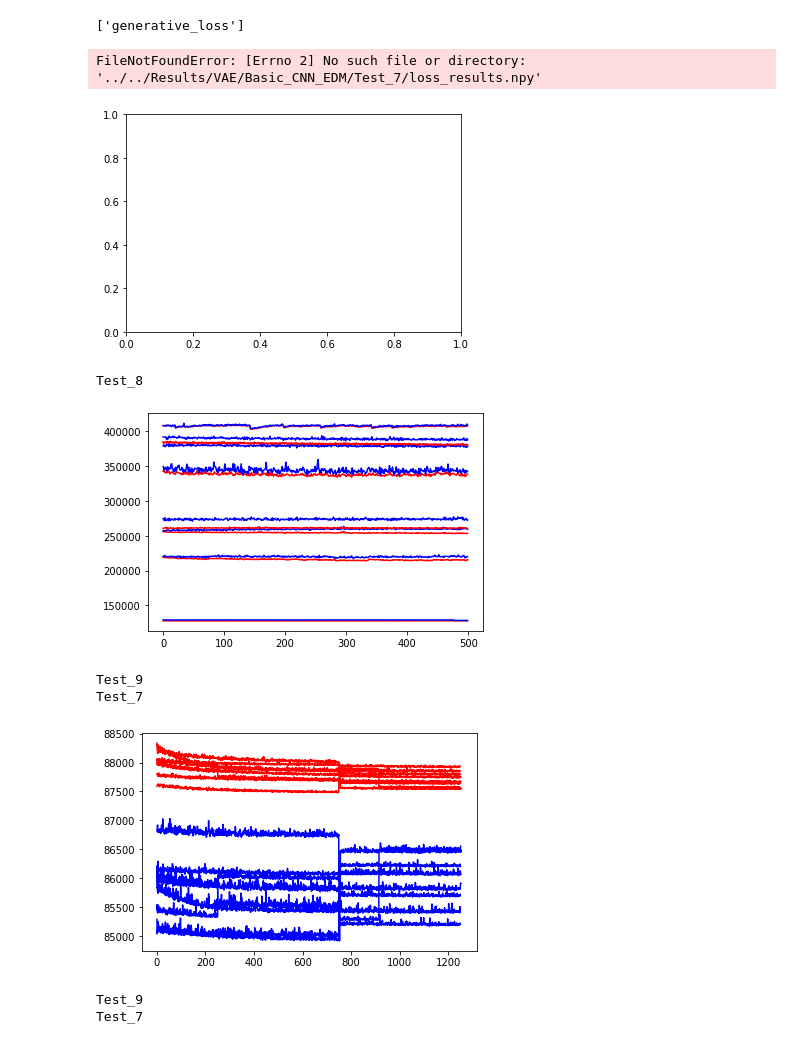
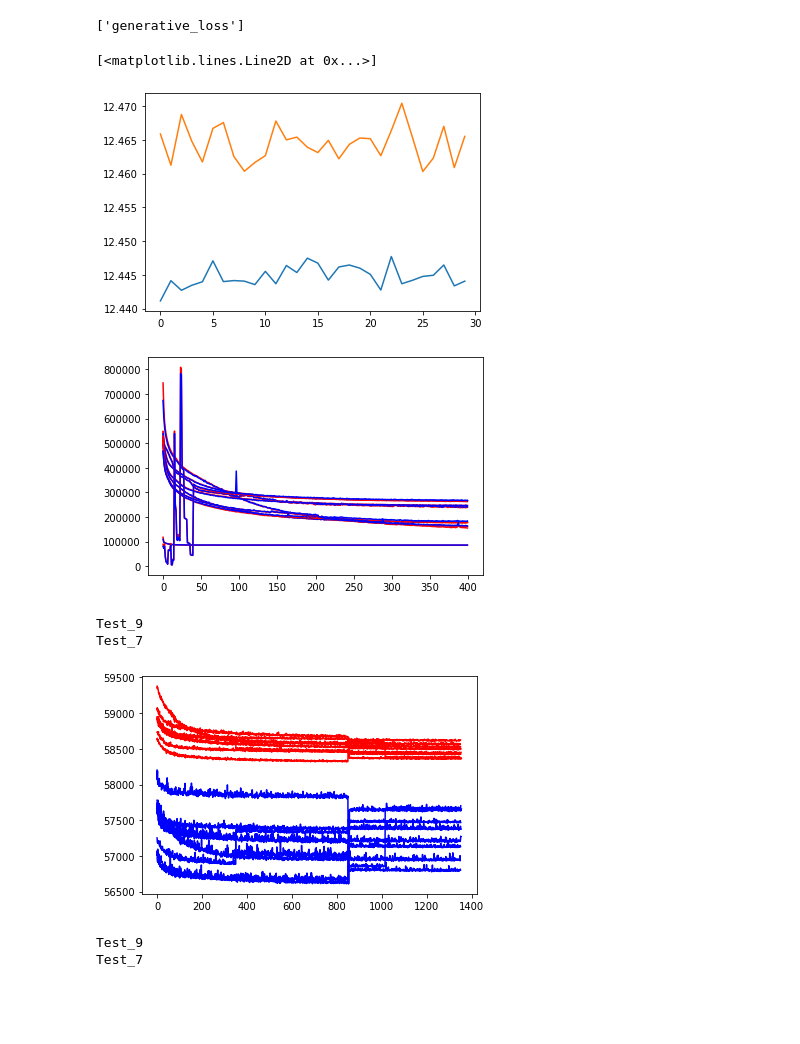
Before and after one commit to Abdigal1/belugas_classification, a Jupyter notebook: notebooks/Results_view.ipynb, the cells around one changed output. Saved outputs shown, nothing was run; the diff lists cells and outputs as text; code cells hidden in the pictures; blank space fills up the shorter version.

```diff
--- a/notebooks/Results_view.ipynb
+++ b/notebooks/Results_view.ipynb
@@ -10,7 +10,7 @@ import matplotlib.pyplot as plt
 #MTR=os.path.join("..","..","Results","VAE","Basic_CNN_EDM")
 MTR=os.path.join("..","..","Results","VAE","PCNN_EDM")
 
-Res_dir=os.path.join(MTR,"Test_7")
+Res_dir=os.path.join(MTR,"Test_8")
 Losses=os.path.join(Res_dir,"loss_results.npy")
 
 m_config=json.load(open(os.path.join(Res_dir,"config.json")))
@@ -22,17 +22,17 @@ list(m_config["model"]["model_params"]["losses_weigths"].keys())
 # %%
 model_losses=list(m_config["model"]["model_params"]["losses_weigths"].keys())
 
 figure,axs=plt.subplots(1,1)
 
-train_losses=np.array(np.load(Losses,allow_pickle=True).tolist()["train"][model_losses[0]])
-test_losses=np.array(np.load(Losses,allow_pickle=True).tolist()["test"][model_losses[0]])
-#axs.plot(np.log(train_losses[-1000:]))
-#axs.plot(np.log(test_losses[-1000:]))
-axs.plot((train_losses[:]))
-axs.plot((test_losses[:]))
+train_losses=np.array(np.load(Losses,allow_pickle=True).tolist()["train"][model_losses[0]])/m_config["trainer"]["batch_size"]
+test_losses=np.array(np.load(Losses,allow_pickle=True).tolist()["test"][model_losses[0]])/m_config["trainer"]["batch_size"]
+axs.plot(np.log(train_losses[-30:]))
+axs.plot(np.log(test_losses[-30:]))
+#axs.plot((train_losses[-30:]))
+#axs.plot((test_losses[-30:]))
 # %% [output]
-FileNotFoundError: [Errno 2] No such file or directory: '../../Results/VAE/Basic_CNN_EDM/Test_7/loss_results.npy'
+[<matplotlib.lines.Line2D at 0x...>]
-[figure, old version]
+[figure, new version]
 # %%
 #CHECK TRAIN TEST PERFORMANCE
 figure,axs=plt.subplots(1,1)
@@ -46,13 +46,12 @@ for t in os.listdir(MTR):
     try:
         train_losses=np.array(np.load(Losses,allow_pickle=True).tolist()["train"][model_losses[0]])/m_config["trainer"]["batch_size"]
         test_losses=np.array(np.load(Losses,allow_pickle=True).tolist()["test"][model_losses[0]])/m_config["trainer"]["batch_size"]
-        axs.plot((train_losses[-500:]),'r')
-        axs.plot((test_losses[-500:]),'b')
+        axs.plot((train_losses[:400]),'r')
+        axs.plot((test_losses[:400]),'b')
     except:
         print(t)
 # %% [output]
-Test_8
-[figure, old version]
+[figure, new version]
 # %%
 #CHECK TRAIN TEST PERFORMANCE
 figure,axs=plt.subplots(1,1)
@@ -66,14 +65,14 @@ for t in os.listdir(MTR):
     try:
         train_losses=np.array(np.load(Losses,allow_pickle=True).tolist()["train"][model_losses[0]])/m_config["trainer"]["batch_size"]
         test_losses=np.array(np.load(Losses,allow_pickle=True).tolist()["test"][model_losses[0]])/m_config["trainer"]["batch_size"]
-        axs.plot((train_losses[250:]),'r')
-        axs.plot((test_losses[250:]),'b')
+        axs.plot((train_losses[150:]),'r')
+        axs.plot((test_losses[150:]),'b')
     except:
         print(t)
 # %% [output]
 Test_9
 Test_7
-[figure, old version]
+[figure, new version]
 # %%
 #Model comparison on test
 figure,axs=plt.subplots(1,1)
```
Also changed, not shown: parts of 2 cells of this notebook, 1 other file.
